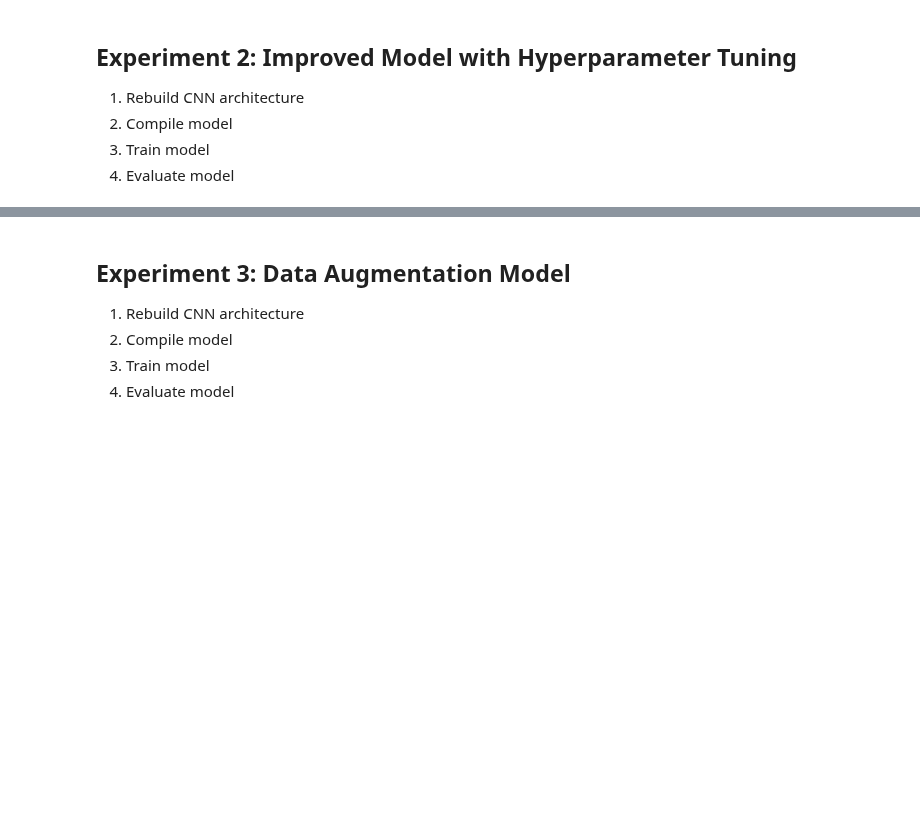
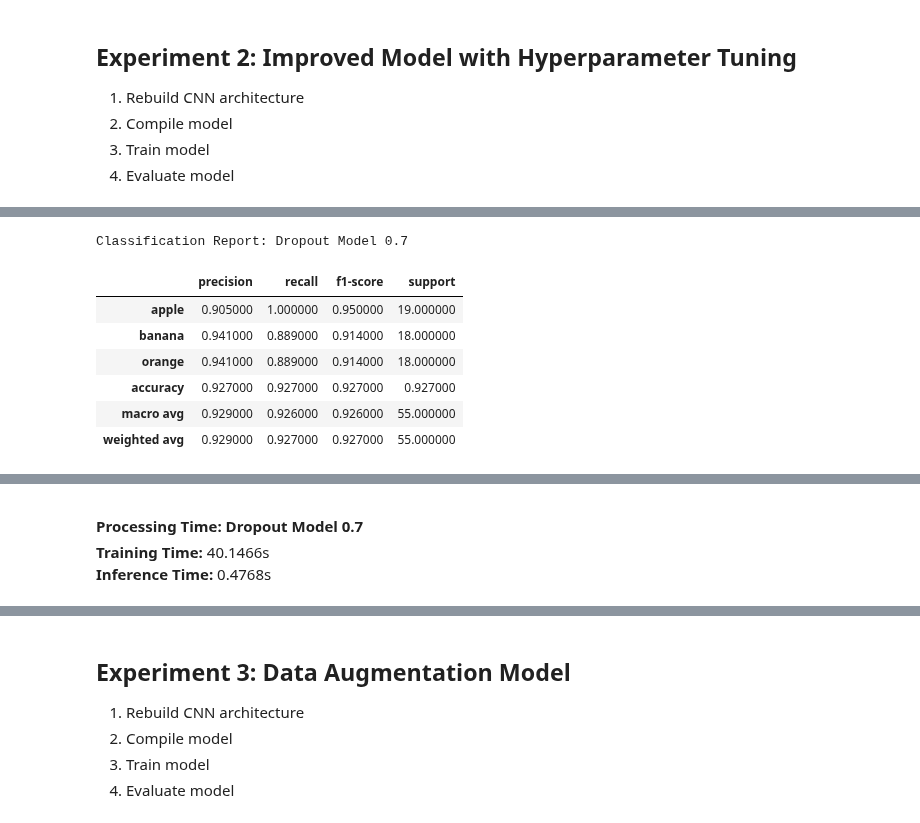
Before and after one commit to Codemelia/ml_ca, a Jupyter notebook: src/g3_cnn_fruit_classifier_v0.9.ipynb, the cells around one changed output, grey strips where cells are left out. Drawn from its saved outputs; the diff is of its cells as text; code cells hidden in the pictures; blank space fills up the shorter version.

```diff
--- a/src/g3_cnn_fruit_classifier_v0.9.ipynb
+++ b/src/g3_cnn_fruit_classifier_v0.9.ipynb
@@ -1336,7 +1431,7 @@ dropout_07_history = train_model('dropout_07', dropout_07_model, 20)
 y_true, y_pred, = get_predictions("dropout_07", dropout_07_model)
 
 # Build evaluation result
-dropout_04_result = build_result(
+dropout_07_result = build_result(
     "Dropout Model 0.7",
     dropout_07_history,
     y_true,
@@ -1358,3 +1453,4 @@ dropout_07_processing_time = render_processing_time(dropout_07_result, processin
 
 # Display evaluation results
 display_evaluation_results(dropout_07_accuracy_loss_report, dropout_07_class_report, dropout_07_confusion_matrix, dropout_07_processing_time)
+# %% [output]
@@ -1360,0 +1458,8 @@ display_evaluation_results(dropout_07_accuracy_loss_report, dropout_07_class_rep
+Classification Report: Dropout Model 0.7
+|  | precision | recall | f1-score | support |
+| apple | 0.905000 | 1.000000 | 0.950000 | 19.000000 |
+| banana | 0.941000 | 0.889000 | 0.914000 | 18.000000 |
+| orange | 0.941000 | 0.889000 | 0.914000 | 18.000000 |
+| accuracy | 0.927000 | 0.927000 | 0.927000 | 0.927000 |
+| macro avg | 0.929000 | 0.926000 | 0.926000 | 55.000000 |
+| weighted avg | 0.929000 | 0.927000 | 0.927000 | 55.000000 |
@@ -1361,3 +1467,6 @@ display_evaluation_results(dropout_07_accuracy_loss_report, dropout_07_class_rep
+Processing Time: Dropout Model 0.7
+Training Time: 40.1466s
+Inference Time: 0.4768s
 # %%
 # ========================================================== #
 # 11. Compile and Train Model with Dropout at 0.6
```
Also changed, not shown: parts of 23 cells of this notebook, 16 other files.
